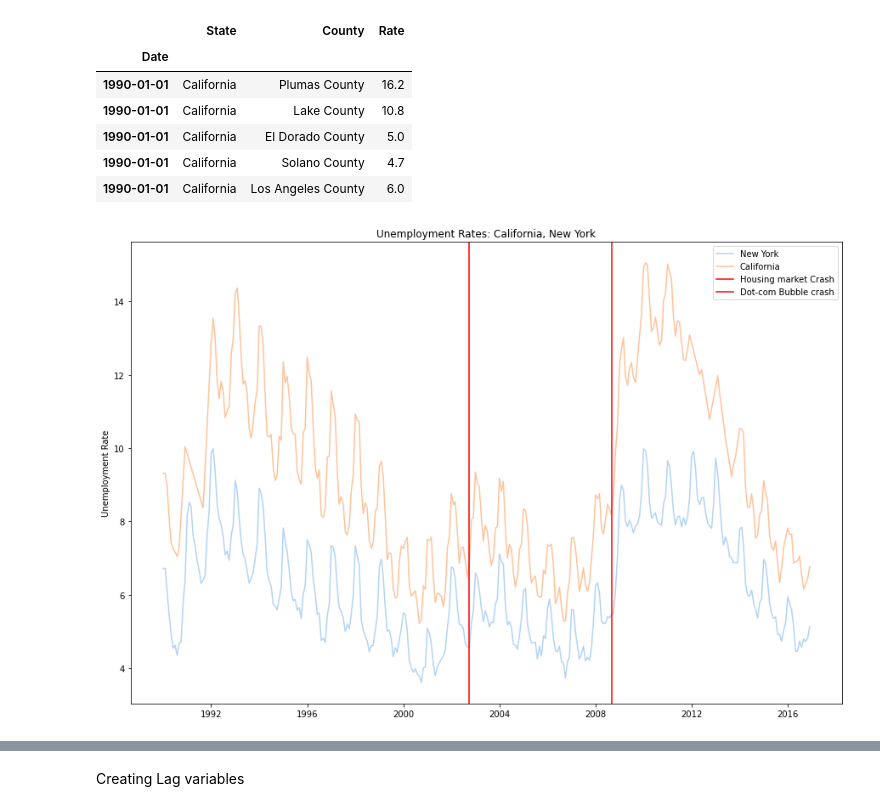
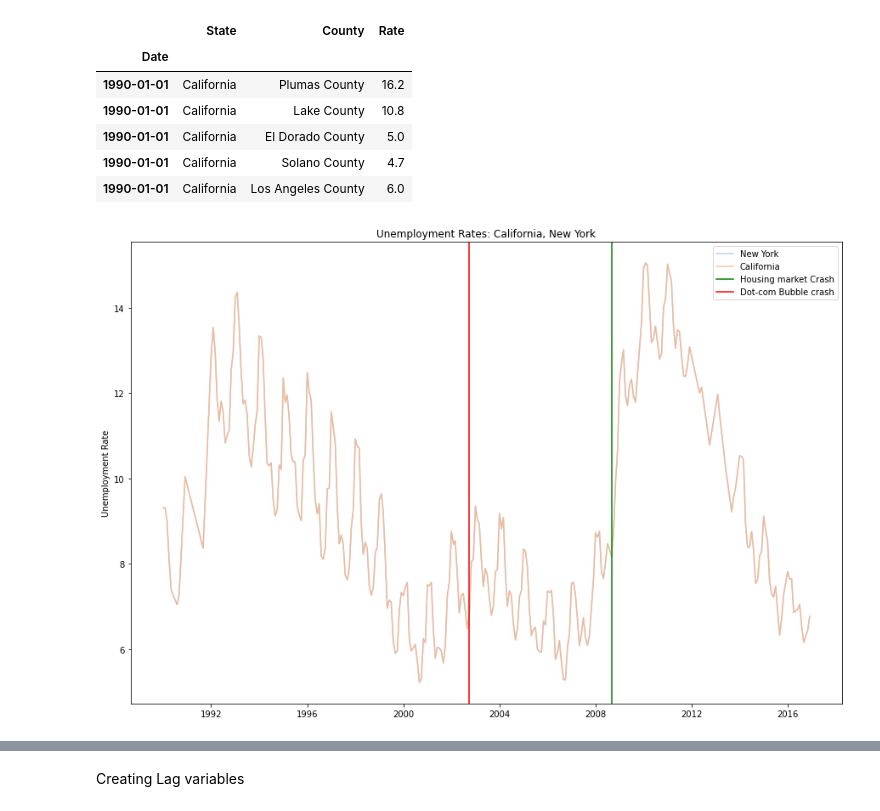
Before and after one commit to ArthDh/ECE-225, a Jupyter notebook: notebooks/reg_testing2.ipynb, the cells around one changed output, grey strips where cells are left out. Saved outputs shown, nothing was run; the diff lists cells and outputs as text; code cells hidden in the pictures.

```diff
--- a/notebooks/reg_testing2.ipynb
+++ b/notebooks/reg_testing2.ipynb
@@ -37,7 +37,7 @@ df.head()
 | 3 | Mississippi | Hinds County | 6.1 | 2015-02-01 |
 | 4 | Mississippi | Kemper County | 10.6 | 2015-02-01 |
 # %%
-df_ny = df[df.State =='New York']
+df_ny = df[df.State =='California']
 df_ny = df_ny.reset_index().set_index('Date').drop(['index'], axis=1)
 df_ny = df_ny.sort_values('Date')
 # %%
@@ -67,24 +67,24 @@ df_c.head()
 # %%
 plt.figure(figsize=(15,10))
 
 
 plt.plot(df_ny.groupby('Date').mean(), alpha = 0.8)
 plt.plot(df_c.groupby('Date').mean(), alpha = 0.8)
 
 
-plt.axvline(x=pd.to_datetime('September 2008'),  c='r')
+plt.axvline(x=pd.to_datetime('September 2008'),  c='g')
 plt.axvline(x=pd.to_datetime('October 2002'),  c='r')
 
 
 # plt.legend()
 plt.ylabel('Unemployment Rate')
 
 plt.legend(['New York','California', 'Housing market Crash', 'Dot-com Bubble crash'])
 plt.title('Unemployment Rates: California, New York')
 plt.savefig('../Images/ny_ca_events.png')
 plt.show()
 # %% [output]
-[figure, old version]
+[figure, new version]
 # %%
 df_ny['roll_7'] = df_ny.rolling(window = 10).mean().fillna(0)
 # %%
```
Also changed, not shown: parts of 12 cells of this notebook, 17 other files.
